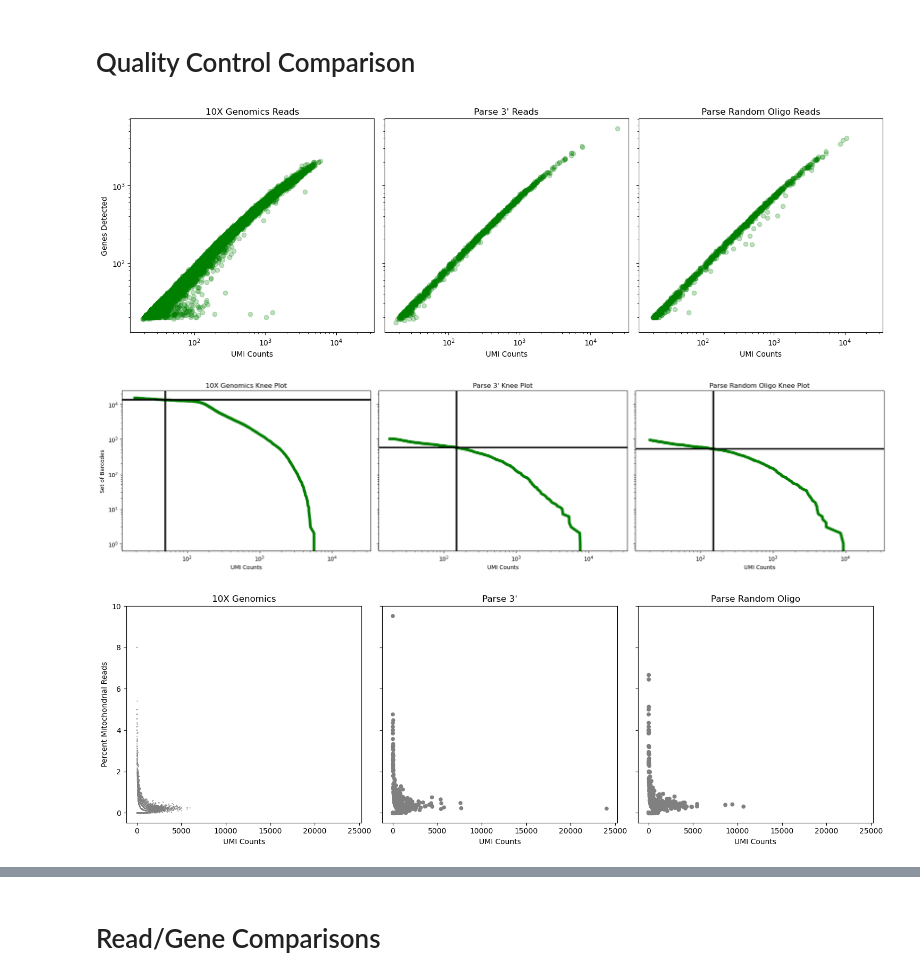
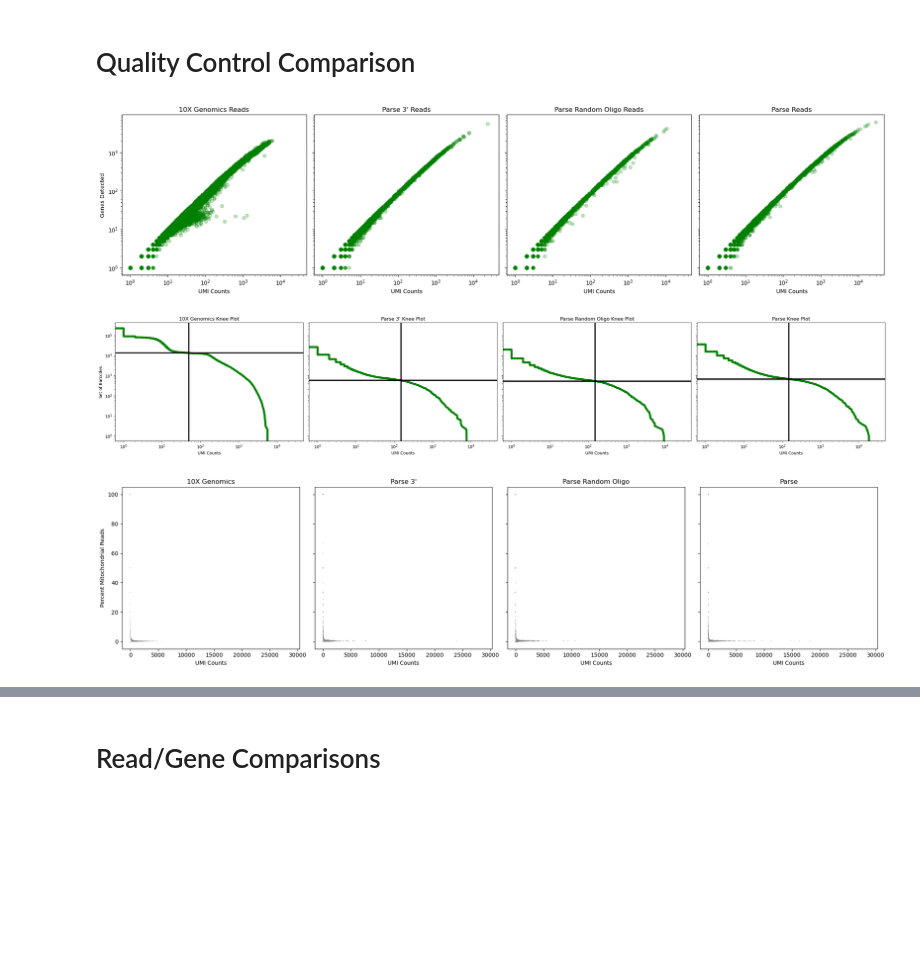
Before and after one commit to mcaskey6/10XvParse, a Jupyter notebook: Analysis 1/combo_test.ipynb, the cells around one changed output, grey strips where cells are left out. Saved outputs shown, nothing was run; the diff lists cells and outputs as text; code cells hidden in the pictures; blank space fills up the shorter version.

Commit message:
Ensured proper run-through of all notebooks and added Parse data with all reads to analysis

```diff
--- a/Analysis 1/combo_test.ipynb
+++ b/Analysis 1/combo_test.ipynb
@@ -11,6 +11,7 @@ import scanpy as sc
 data_10x = anndata.read_h5ad('processed_10x.h5ad')
 data_polyT = anndata.read_h5ad('processed_polyT.h5ad')
 data_randO = anndata.read_h5ad('processed_randO.h5ad')
+data_parse = anndata.read_h5ad('processed_parse.h5ad')
 # %% [markdown]
 # Quality Control Comparison
 # %%
@@ -47,41 +48,44 @@ def violin_plots(ax_col, data, groups):
         sc.pl.violin(data, group, ax=ax_col[i], jitter=0.4, show=False)
         ax_col[i].set_xticks([])
 # %%
-fig, ax = plt.subplots(1, 3, figsize=(15,5), sharey=True,sharex=True)
+fig, ax = plt.subplots(1, 4, figsize=(20,5), sharey=True,sharex=True)
 scatter_reads(ax[0], data_10x, title='10X Genomics')
 scatter_reads(ax[1], data_polyT, title="Parse 3'")
 scatter_reads(ax[2], data_randO, title="Parse Random Oligo")
+scatter_reads(ax[3], data_parse, title="Parse")
 
 ax[0].set_ylabel("Genes Detected")
 
 plt.tight_layout()
 plt.show()
 # %% [output]
-[figure, old version]
+[figure, new version]
 # %%
-fig, ax = plt.subplots(1, 3, figsize=(20,5), sharey=True,sharex=True)
+fig, ax = plt.subplots(1, 4, figsize=(27,5), sharey=True,sharex=True)
 knee_plot(ax[0], data_10x, title='10X Genomics', cutoff=50)
 knee_plot(ax[1], data_polyT, title="Parse 3'", cutoff = 150)
 knee_plot(ax[2], data_randO, title="Parse Random Oligo", cutoff=150)
+knee_plot(ax[3], data_parse, title="Parse", cutoff=150)
 
 ax[0].set_ylabel("Set of Barcodes")
 
 plt.tight_layout()
 plt.show()
 # %% [output]
-[figure, old version]
+[figure, new version]
 # %%
-fig, ax = plt.subplots(1, 3, figsize=(15,5), sharey=True,sharex=True)
+fig, ax = plt.subplots(1, 4, figsize=(20,5), sharey=True,sharex=True)
 mito_scatter(ax[0], data_10x, title='10X Genomics')
 mito_scatter(ax[1], data_polyT, title="Parse 3'")
 mito_scatter(ax[2], data_randO, title="Parse Random Oligo")
+mito_scatter(ax[3], data_parse, title="Parse")
 
 ax[0].set_ylabel("Percent Mitochondrial Reads")
 
 plt.tight_layout()
 plt.show()
 # %% [output]
-[figure, old version]
+[figure, new version]
 # %%
 groups = ['n_genes', 'n_counts', 'percent_mito', 'percent_ribo', 'percent_lnc']
 group_names = ['Gene Count', 'UMI Count', 'Mitochondrial %', 'Ribosomal %', 'lncRNA %']
```
Also changed, not shown: parts of 8 cells of this notebook, 2 other files.
